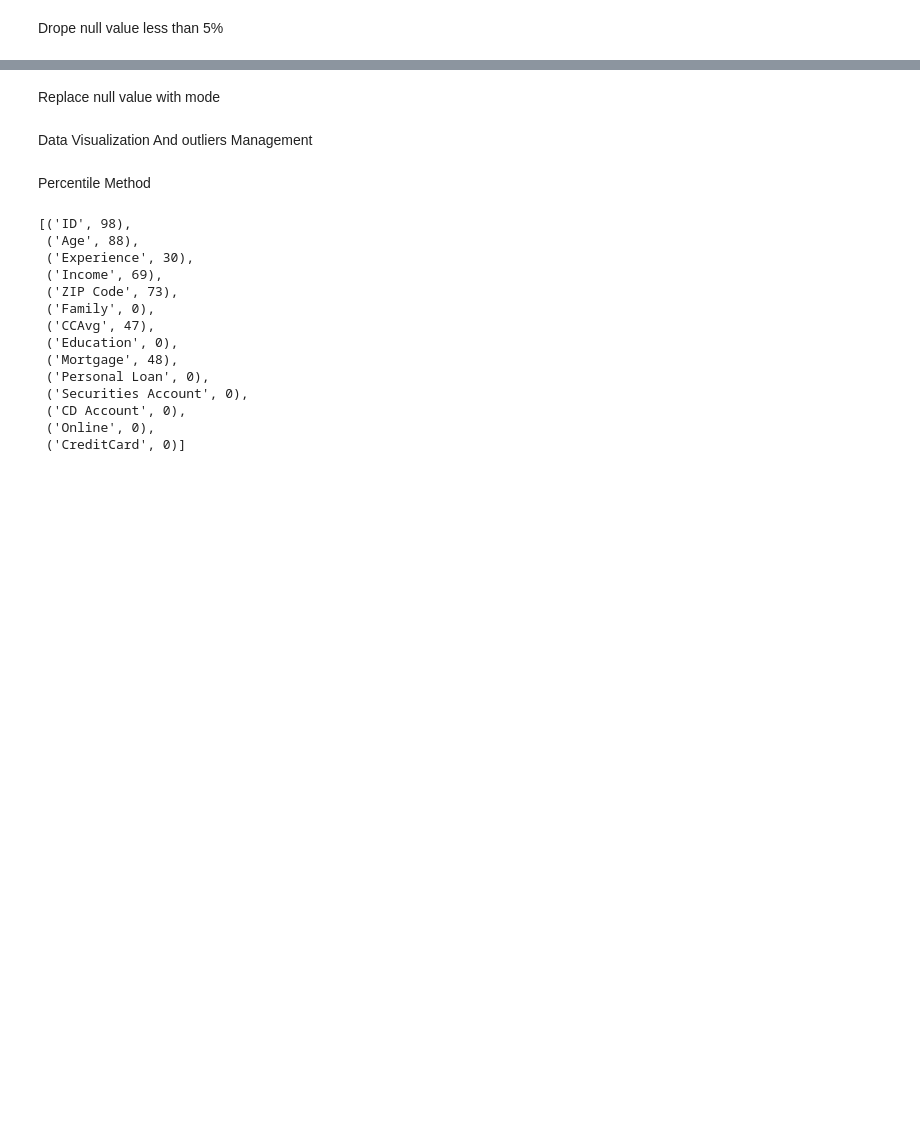
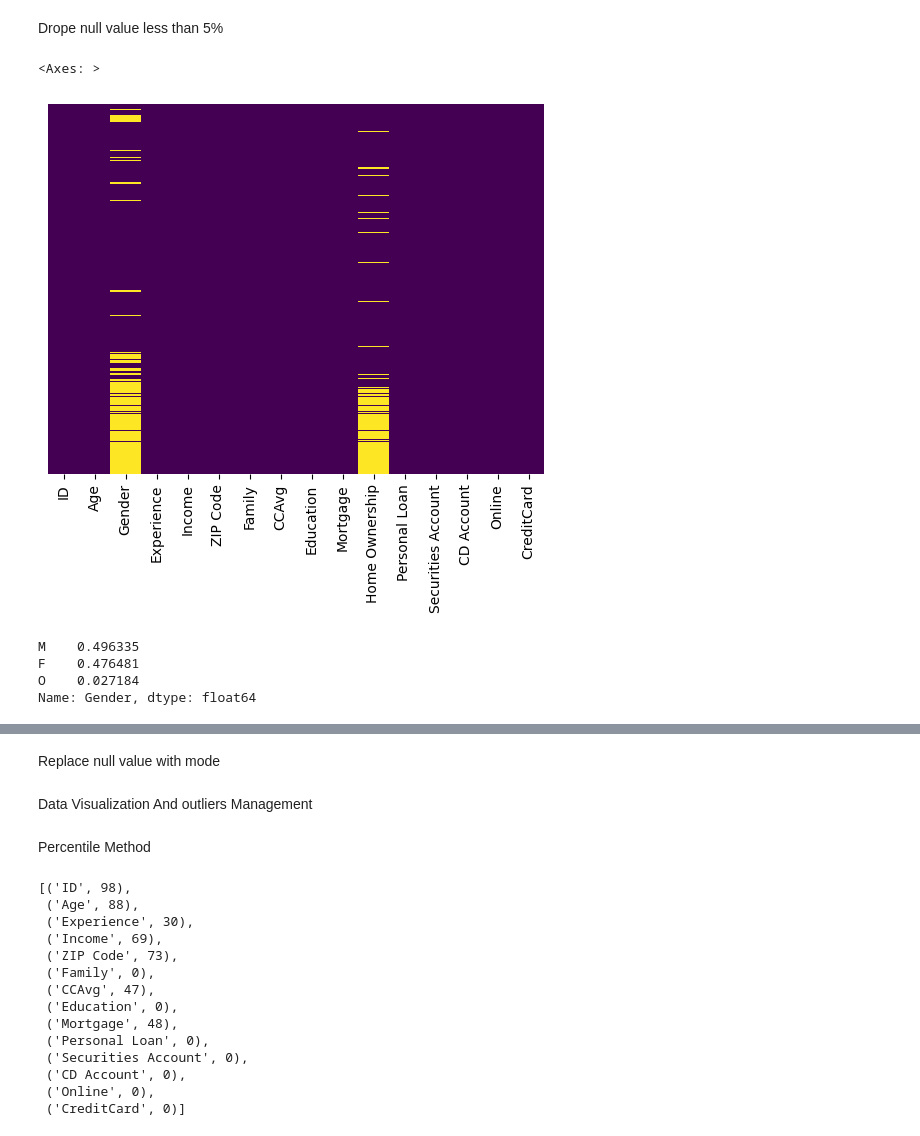
Before and after one commit to s-bs/Loan-prediction, a Jupyter notebook: loan_prediction/personal_loan.ipynb, the cells around one changed output, grey strips where cells are left out. Saved outputs shown, nothing was run; the diff lists cells and outputs as text; code cells hidden in the pictures; blank space fills up the shorter version.

```diff
--- a/loan_prediction/personal_loan.ipynb
+++ b/loan_prediction/personal_loan.ipynb
@@ -57,3 +150,17 @@ Drope null value less than 5%
 # %%
 data.dropna(subset=['Personal Loan'],inplace=True,axis=0)
 data.reset_index(drop=True,inplace=True)
+# %%
+# Visualize empty value
+sns.heatmap(data.isnull(),yticklabels=False,cbar=False,cmap='viridis')
+# %% [output]
+<Axes: >
+[figure, added]
+# %%
+# data['Gender']
+data['Gender'].value_counts(normalize=True)
+# %% [output]
+M    0.496335
+F    0.476481
+O    0.027184
+Name: Gender, dtype: float64
```
Also changed, not shown: parts of 28 cells of this notebook.
